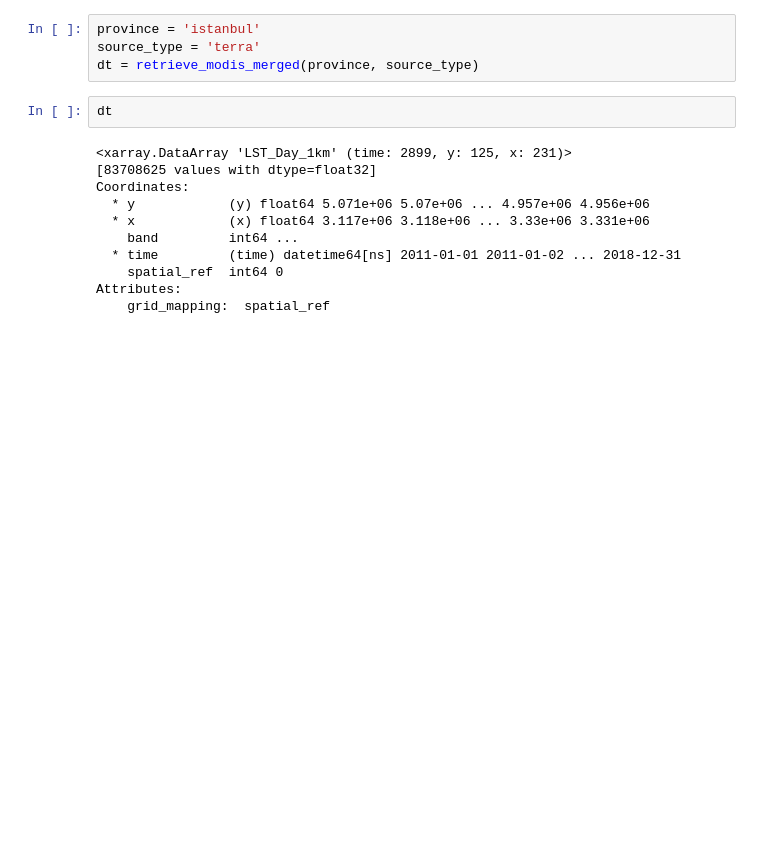
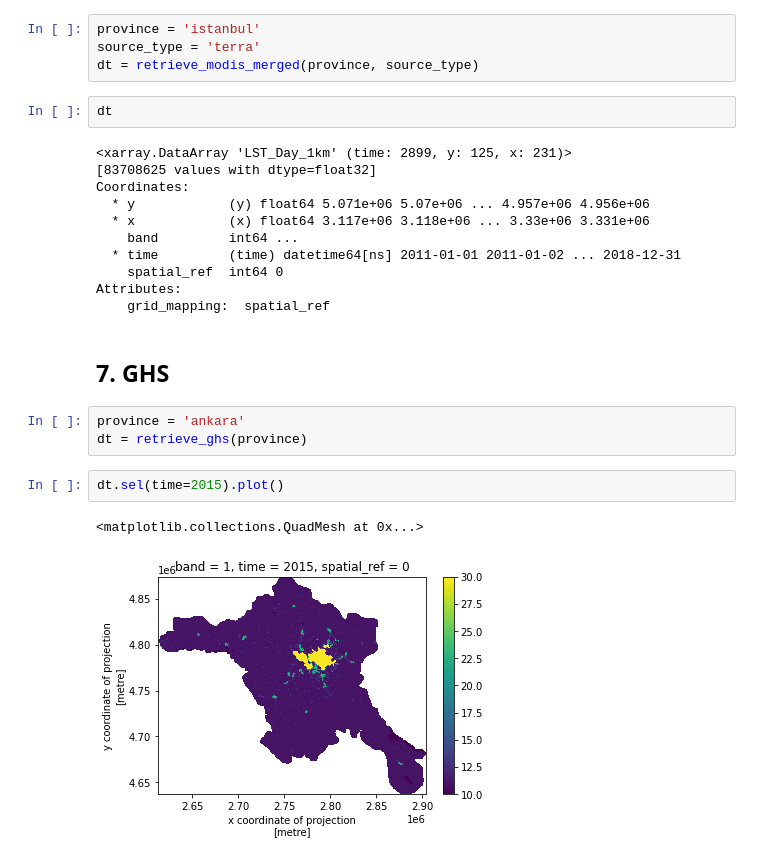
Before and after one commit to donmezkutay/ATMOS22-Paper-Codes, a Jupyter notebook: adjust_retrieve_data.ipynb, the cells around one changed output. Saved outputs shown, nothing was run; the diff lists cells and outputs as text; blank space fills up the shorter version.

Commit message:
#add code to retrieve ghs landuse data

```diff
--- a/adjust_retrieve_data.ipynb
+++ b/adjust_retrieve_data.ipynb
@@ -179,3 +179,13 @@ Coordinates:
     spatial_ref  int64 0
 Attributes:
     grid_mapping:  spatial_ref
+# %% [markdown]
+## 7. GHS
+# %%
+province = 'ankara'
+dt = retrieve_ghs(province)
+# %%
+dt.sel(time=2015).plot()
+# %% [output]
+<matplotlib.collections.QuadMesh at 0x...>
+[figure, added]
```
Also changed, not shown: 2 other files.
